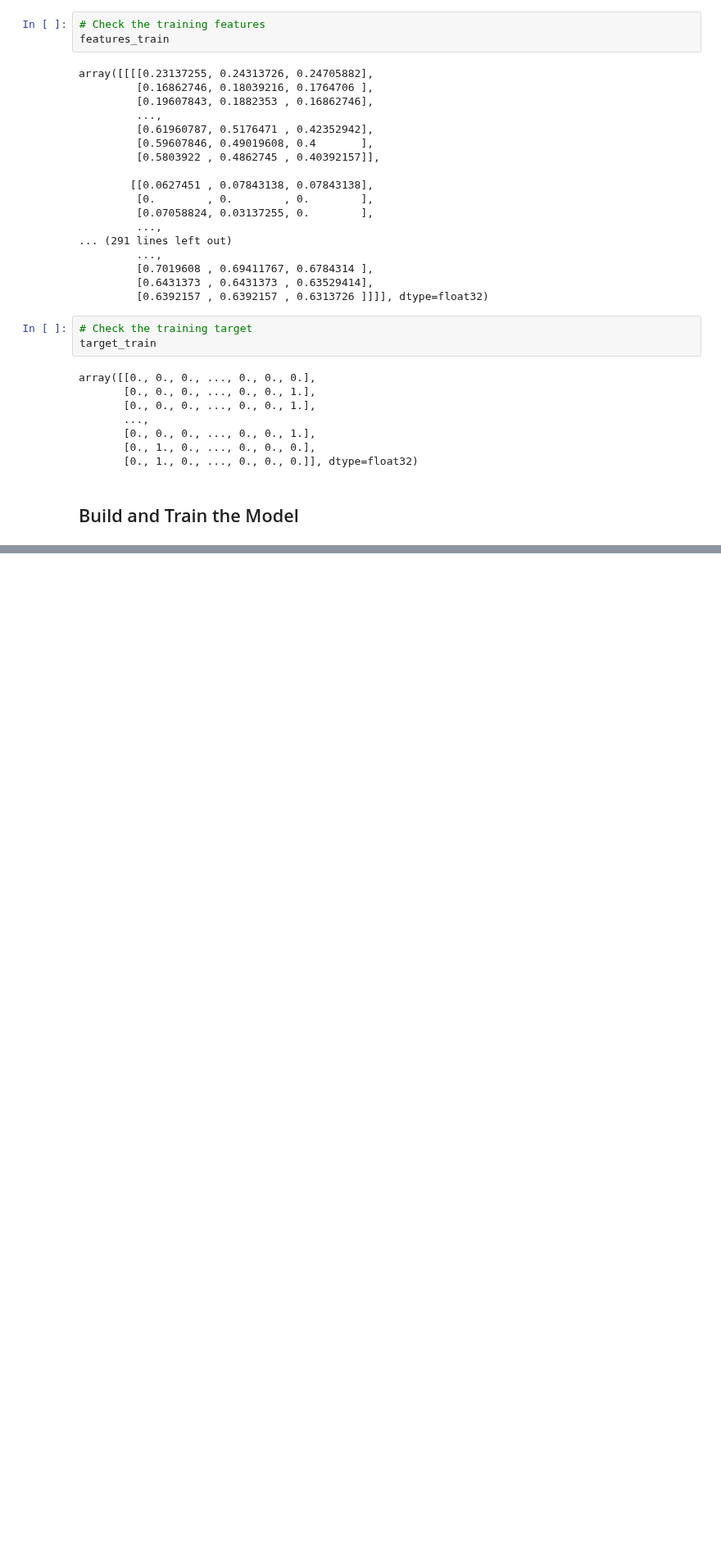
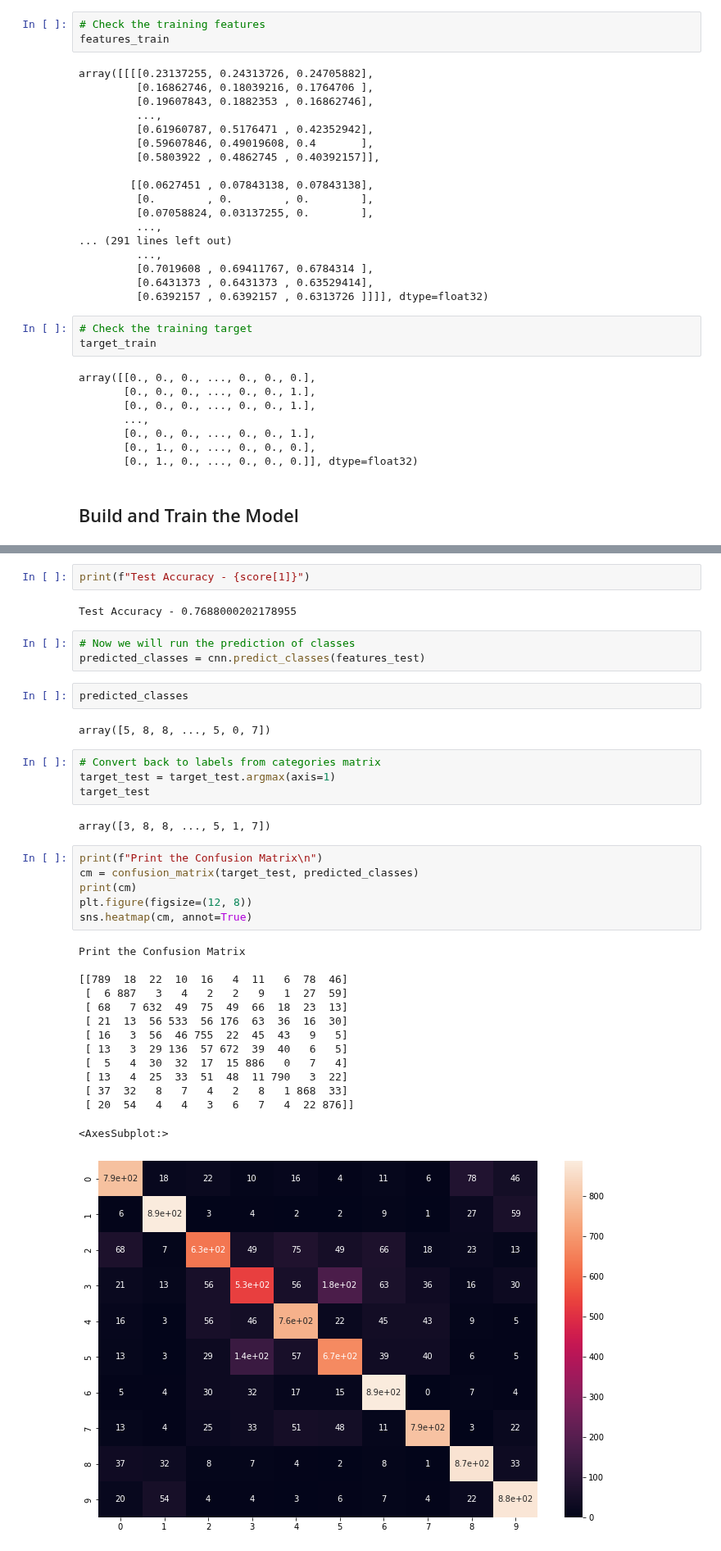
Before and after one commit to suvofalcon/Py-SpringboardAIML, a Jupyter notebook: _10_Tensorflow2.0_CompleteGuideKeras/_03_CNN.ipynb, the cells around one changed output, grey strips where cells are left out. Shown at 82% size. Drawn from its saved outputs; the diff is of its cells as text; blank space fills up the shorter version.

```diff
--- a/_10_Tensorflow2.0_CompleteGuideKeras/_03_CNN.ipynb
+++ b/_10_Tensorflow2.0_CompleteGuideKeras/_03_CNN.ipynb
@@ -215,0 +242,38 @@ KeyboardInterrupt:
+# %%
+print(f"Test Accuracy - {score[1]}")
+# %% [output]
+Test Accuracy - 0.7688000202178955
+# %%
+# Now we will run the prediction of classes
+predicted_classes = cnn.predict_classes(features_test)
+# %%
+predicted_classes
+# %% [output]
+array([5, 8, 8, ..., 5, 0, 7])
+# %%
+# Convert back to labels from categories matrix
+target_test = target_test.argmax(axis=1)
+target_test
+# %% [output]
+array([3, 8, 8, ..., 5, 1, 7])
+# %%
+print(f"Print the Confusion Matrix\n")
+cm = confusion_matrix(target_test, predicted_classes)
+print(cm)
+plt.figure(figsize=(12, 8))
+sns.heatmap(cm, annot=True)
+# %% [output]
+Print the Confusion Matrix
+
+[[789  18  22  10  16   4  11   6  78  46]
+ [  6 887   3   4   2   2   9   1  27  59]
+ [ 68   7 632  49  75  49  66  18  23  13]
+ [ 21  13  56 533  56 176  63  36  16  30]
+ [ 16   3  56  46 755  22  45  43   9   5]
+ [ 13   3  29 136  57 672  39  40   6   5]
+ [  5   4  30  32  17  15 886   0   7   4]
+ [ 13   4  25  33  51  48  11 790   3  22]
+ [ 37  32   8   7   4   2   8   1 868  33]
+ [ 20  54   4   4   3   6   7   4  22 876]]
+<AxesSubplot:>
+[figure, added]
```
Also changed, not shown: parts of 12 cells of this notebook, 1 other file.
